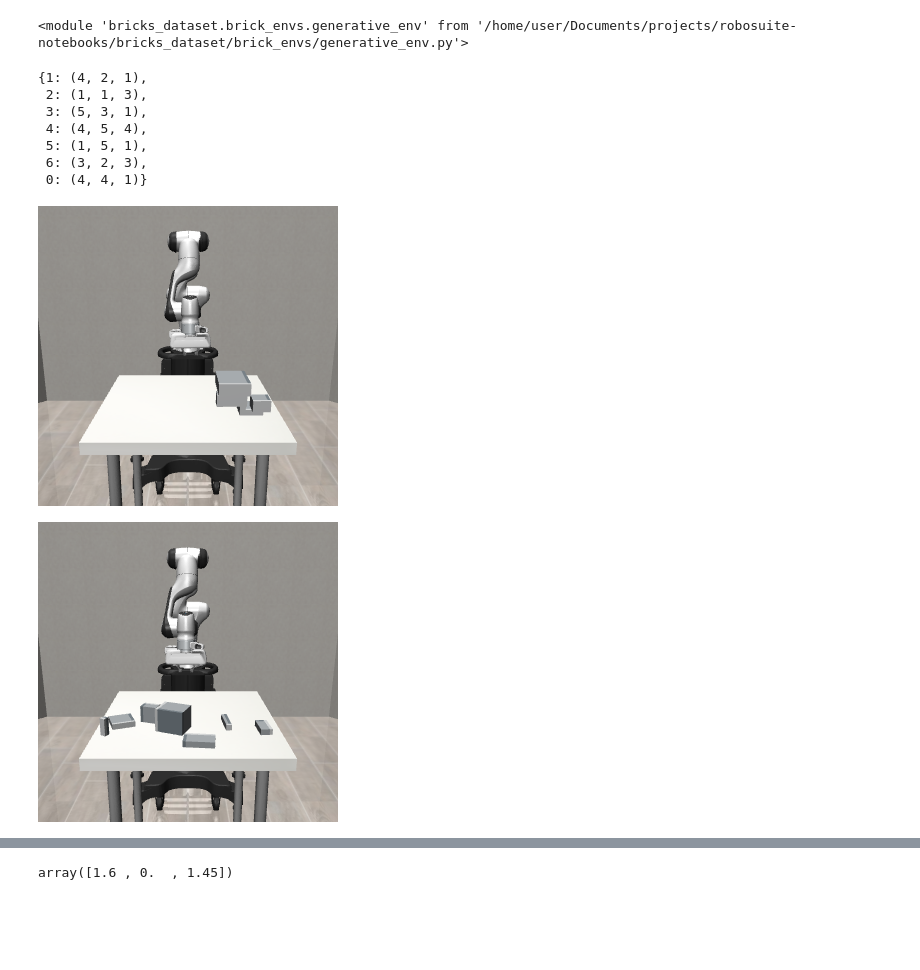
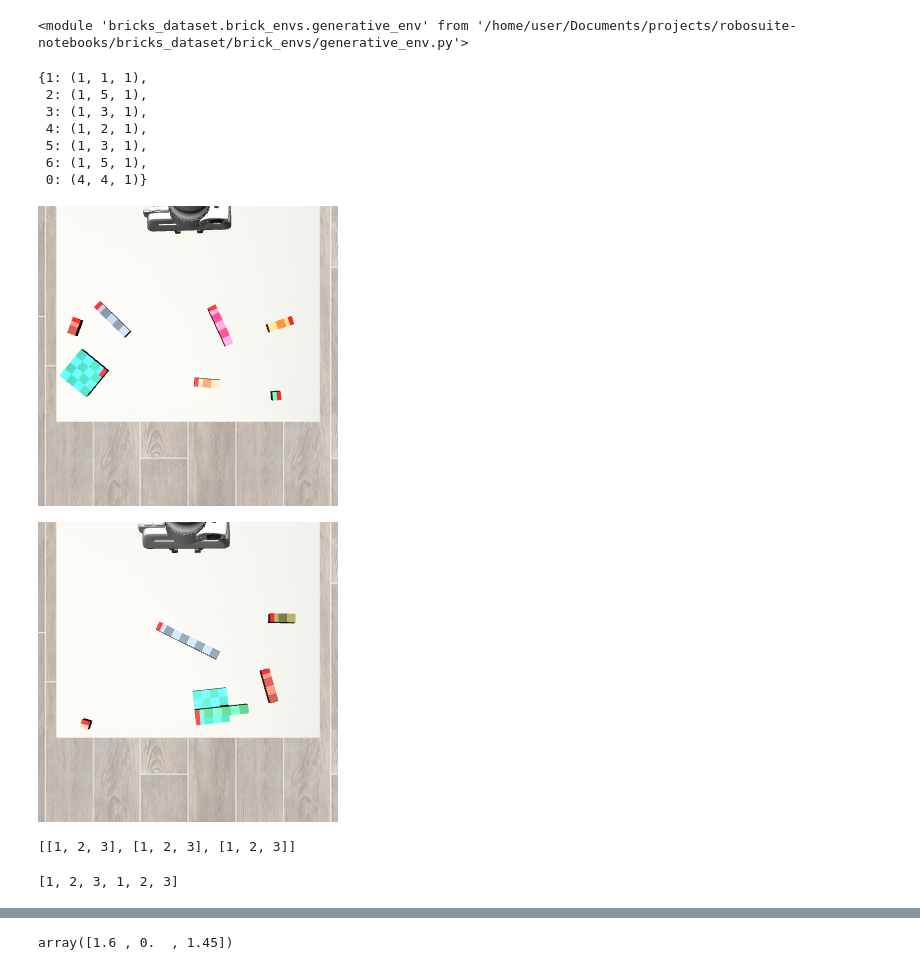
Before and after one commit to sirkrisp/robosuite-notebooks, a Jupyter notebook: test_brick_envs.ipynb, the cells around one changed output, grey strips where cells are left out. Cells and saved outputs as stored; diff of their text form; code cells hidden in the pictures; blank space fills up the shorter version.

Commit message:
brick chess pattern, fix camera

```diff
--- a/test_brick_envs.ipynb
+++ b/test_brick_envs.ipynb
@@ -62,21 +62,25 @@ importlib.reload(generative_env)
 # %% [output]
 <module 'bricks_dataset.brick_envs.generative_env' from '/home/user/Documents/projects/robosuite-notebooks/bricks_dataset/brick_envs/generative_env.py'>
 # %%
-env = generative_env.GenerativeEnv(6, (20, 20, 15), (4, 4))
+env = generative_env.GenerativeEnv(6, (1, 20, 1), (4, 4))
 # %%
 env.go_to_step(4)
 # %%
 env.brick_shapes
 # %% [output]
-{1: (4, 2, 1),
- 2: (1, 1, 3),
- 3: (5, 3, 1),
- 4: (4, 5, 4),
- 5: (1, 5, 1),
- 6: (3, 2, 3),
+{1: (1, 1, 1),
+ 2: (1, 5, 1),
+ 3: (1, 3, 1),
+ 4: (1, 2, 1),
+ 5: (1, 3, 1),
+ 6: (1, 5, 1),
  0: (4, 4, 1)}
+# %%
+colors = env.get_random_brick_colors()
+env.set_brick_colors(colors)
+o = env.reset()
 # %%
-env_img = env.sim.render(300, 300, camera_name="frontview")
+env_img = env.sim.render(300, 300, camera_name="birdview")
 display(Image.fromarray(cv2.rotate(env_img, cv2.ROTATE_180)))
 # %% [output]
-[figure, old version]
+[figure, new version]
@@ -83,5 +89,13 @@ display(Image.fromarray(cv2.rotate(env_img, cv2.ROTATE_180)))
 # %%
-env_img = env.sim.render(300, 300, camera_name="frontview")
+env_img = env.sim.render(300, 300, camera_name="birdview")
 display(Image.fromarray(cv2.rotate(env_img, cv2.ROTATE_180)))
 # %% [output]
-[figure, old version]
+[figure, new version]
+# %%
+[[1, 2, 3]] * 3
+# %% [output]
+[[1, 2, 3], [1, 2, 3], [1, 2, 3]]
+# %%
+[1, 2, 3, *[1, 2, 3]]
+# %% [output]
+[1, 2, 3, 1, 2, 3]
```
Also changed, not shown: parts of 8 cells of this notebook, 8 other files.
